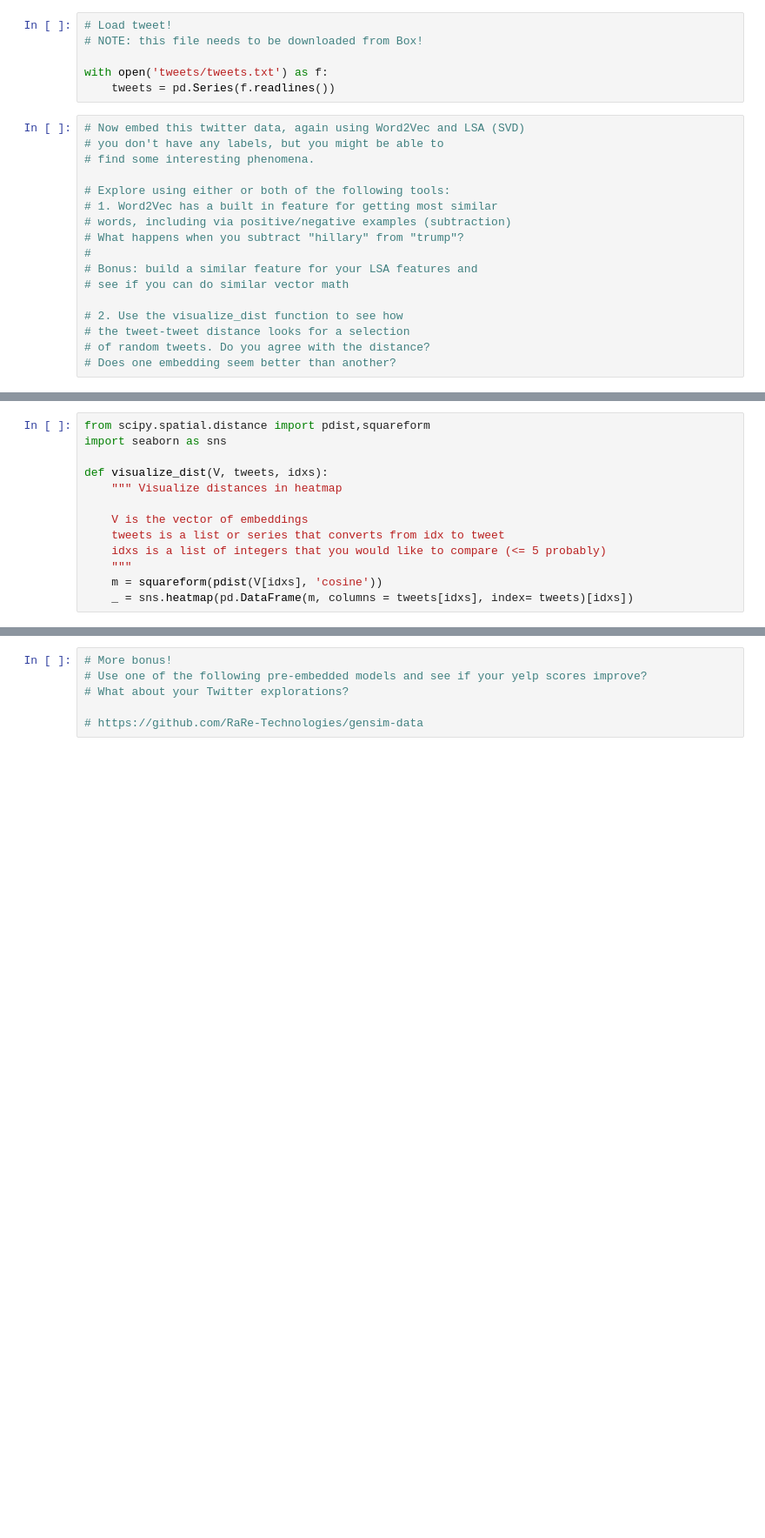
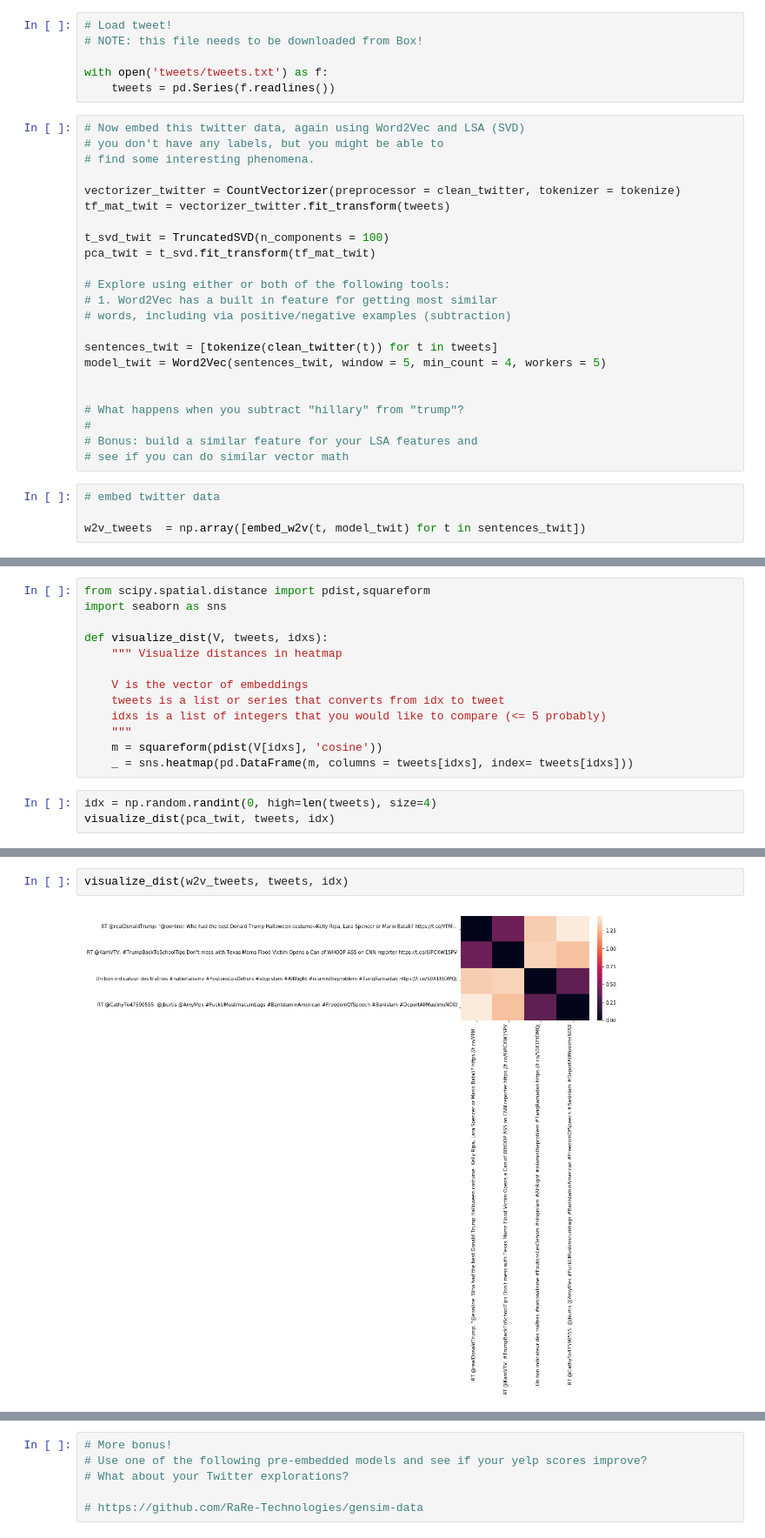
Before and after one commit to nandanrao/text-mining, a Jupyter notebook: exercise-3.ipynb, the cells around one changed output, grey strips where cells are left out. Shown at 87% size. Saved outputs shown, nothing was run; the diff lists cells and outputs as text; blank space fills up the shorter version.

```diff
--- a/exercise-3.ipynb
+++ b/exercise-3.ipynb
@@ -124,15 +181,25 @@ with open('tweets/tweets.txt') as f:
 # you don't have any labels, but you might be able to
 # find some interesting phenomena.
 
+vectorizer_twitter = CountVectorizer(preprocessor = clean_twitter, tokenizer = tokenize)
+tf_mat_twit = vectorizer_twitter.fit_transform(tweets)
+
+t_svd_twit = TruncatedSVD(n_components = 100)
+pca_twit = t_svd.fit_transform(tf_mat_twit)
+
 # Explore using either or both of the following tools:
 # 1. Word2Vec has a built in feature for getting most similar
 # words, including via positive/negative examples (subtraction)
+
+sentences_twit = [tokenize(clean_twitter(t)) for t in tweets]
+model_twit = Word2Vec(sentences_twit, window = 5, min_count = 4, workers = 5)
+
+
 # What happens when you subtract "hillary" from "trump"?
 #
 # Bonus: build a similar feature for your LSA features and
 # see if you can do similar vector math
-
-# 2. Use the visualize_dist function to see how
-# the tweet-tweet distance looks for a selection
-# of random tweets. Do you agree with the distance?
-# Does one embedding seem better than another?
+# %%
+# embed twitter data
+
+w2v_tweets  = np.array([embed_w2v(t, model_twit) for t in sentences_twit])
@@ -148,4 +255,7 @@ def visualize_dist(V, tweets, idxs):
     idxs is a list of integers that you would like to compare (<= 5 probably)
     """
     m = squareform(pdist(V[idxs], 'cosine'))
-    _ = sns.heatmap(pd.DataFrame(m, columns = tweets[idxs], index= tweets)[idxs])
+    _ = sns.heatmap(pd.DataFrame(m, columns = tweets[idxs], index= tweets[idxs]))
+# %%
+idx = np.random.randint(0, high=len(tweets), size=4)
+visualize_dist(pca_twit, tweets, idx)
@@ -151,0 +264,4 @@ def visualize_dist(V, tweets, idxs):
+# %%
+visualize_dist(w2v_tweets, tweets, idx)
+# %% [output]
+[figure, added]
```
Also changed, not shown: parts of 18 cells of this notebook.
